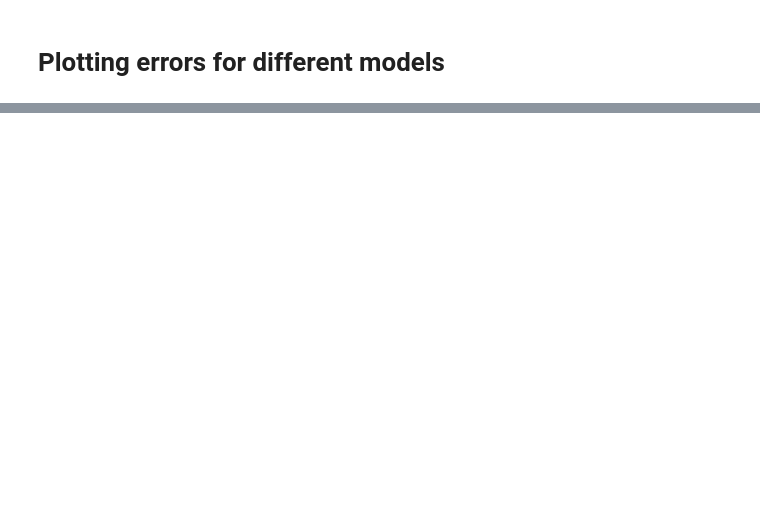
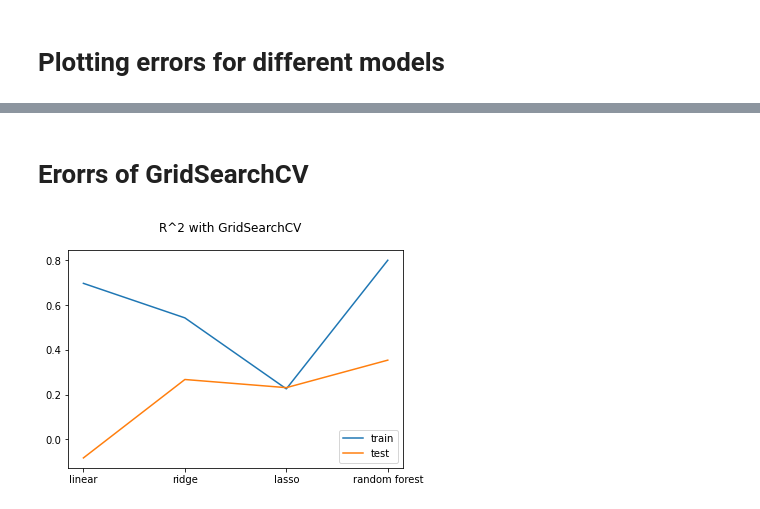
Before and after one commit to nenadperisic/PredictingMovieRatings, a Jupyter notebook: src/regression2.ipynb, the cells around one changed output, grey strips where cells are left out. Cells and saved outputs as stored; diff of their text form; code cells hidden in the pictures; blank space fills up the shorter version.

Commit message:
Cleaned code and added more error plots

```diff
--- a/src/regression2.ipynb
+++ b/src/regression2.ipynb
@@ -208,5 +218,5 @@ randomForestModel = GridSearchCV(estimator=RandomForestRegressor(), param_grid=p
 # %%
-randomForestGrid = RandomForestRegressor(n_estimators=100, max_depth=32, min_samples_leaf=2).fit(X_train, train_data['IMDB Score'])
+randomForestGrid = RandomForestRegressor(n_estimators=200, max_depth=32, min_samples_leaf=2).fit(X_train, train_data['IMDB Score'])
 
 print('train R^2: ', randomForestGrid.score(X_train, train_data['IMDB Score']))
 print('test R^2: ', randomForestGrid.score(X_test, test_data['IMDB Score']))
@@ -293,0 +311,14 @@ plt.show()
+# %% [markdown]
+# Erorrs of GridSearchCV
+# %%
+r2_train_errors_grid = [linearRegressionGrid.score(X_train, train_data['IMDB Score']), ridgeRegressionGrid.score(X_train, train_data['IMDB Score']), lassoRegressionGrid.score(X_train, train_data['IMDB Score']), randomForestGrid.score(X_train, train_data['IMDB Score'])]
+r2_test_errors_grid = [linearRegressionGrid.score(X_test, test_data['IMDB Score']), ridgeRegressionGrid.score(X_test, test_data['IMDB Score']), lassoRegressionGrid.score(X_test, test_data['IMDB Score']), randomForestGrid.score(X_test, test_data['IMDB Score'])]
+models = ['linear','ridge', 'lasso', 'random forest']
+
+plt.suptitle('R^2 with GridSearchCV')
+plt.plot(models, r2_train_errors_grid)
+plt.plot(models, r2_test_errors_grid)
+plt.legend(labels=['train', 'test'])
+plt.show()
+# %% [output]
+[figure, added]
```
Also changed, not shown: parts of 29 cells of this notebook, 3 other files.
